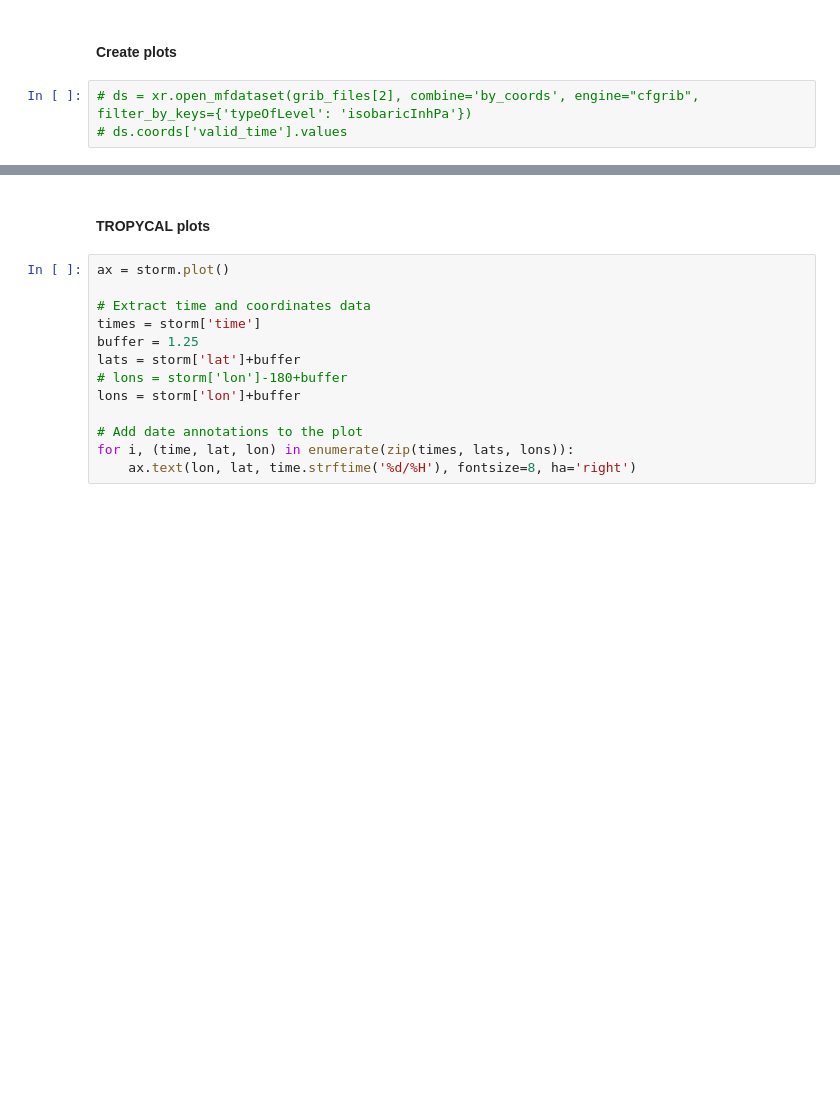
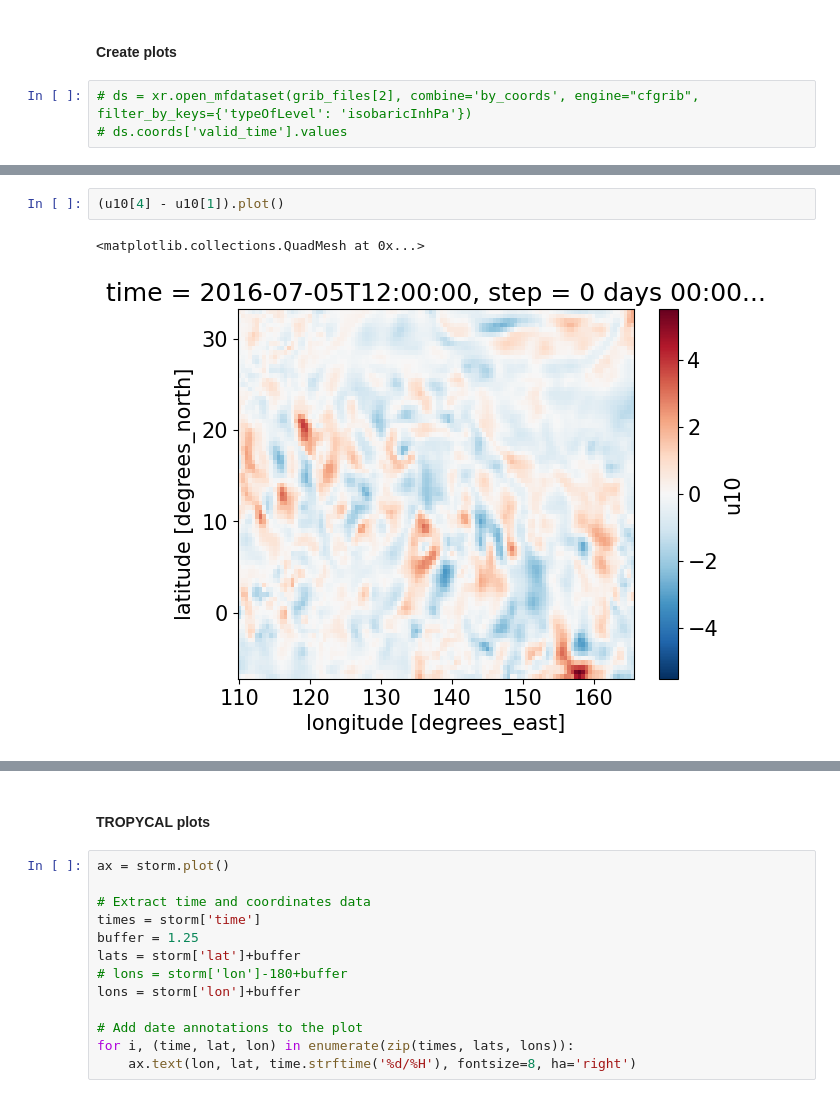
Before and after one commit to jhruppert/tc-crfrad, a Jupyter notebook: analysis/grib_maps.ipynb, the cells around one changed output, grey strips where cells are left out. Drawn from its saved outputs; the diff is of its cells as text; blank space fills up the shorter version.

```diff
--- a/analysis/grib_maps.ipynb
+++ b/analysis/grib_maps.ipynb
@@ -370,2 +360,7 @@ cfgrib.dataset.DatasetBuildError: key present and new value is different: key='d
+# %%
+(u10[4] - u10[1]).plot()
+# %% [output]
+<matplotlib.collections.QuadMesh at 0x...>
+[figure, added]
 # %%
 add_tc_track = True
```
Also changed, not shown: parts of 11 cells of this notebook, 4 other files.
